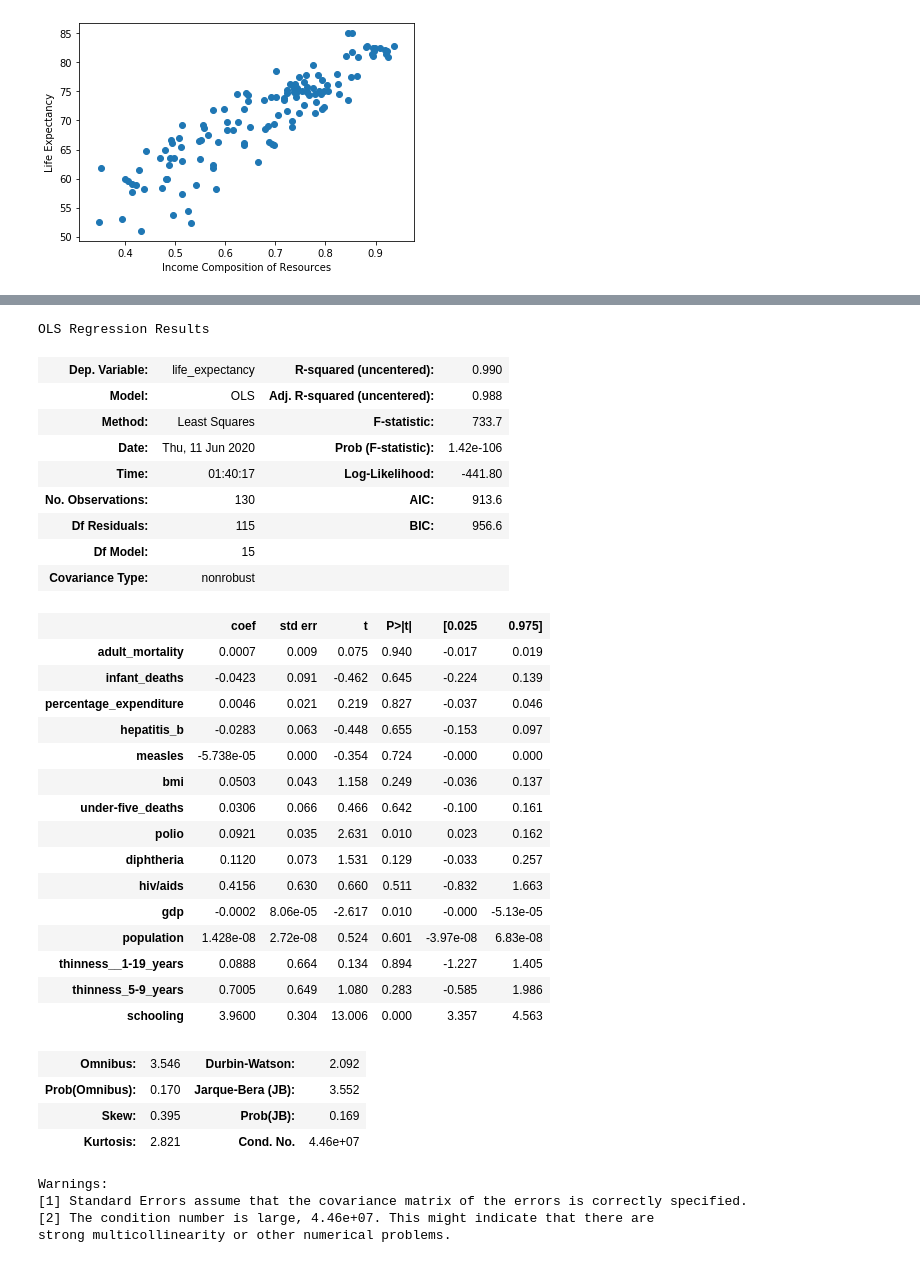
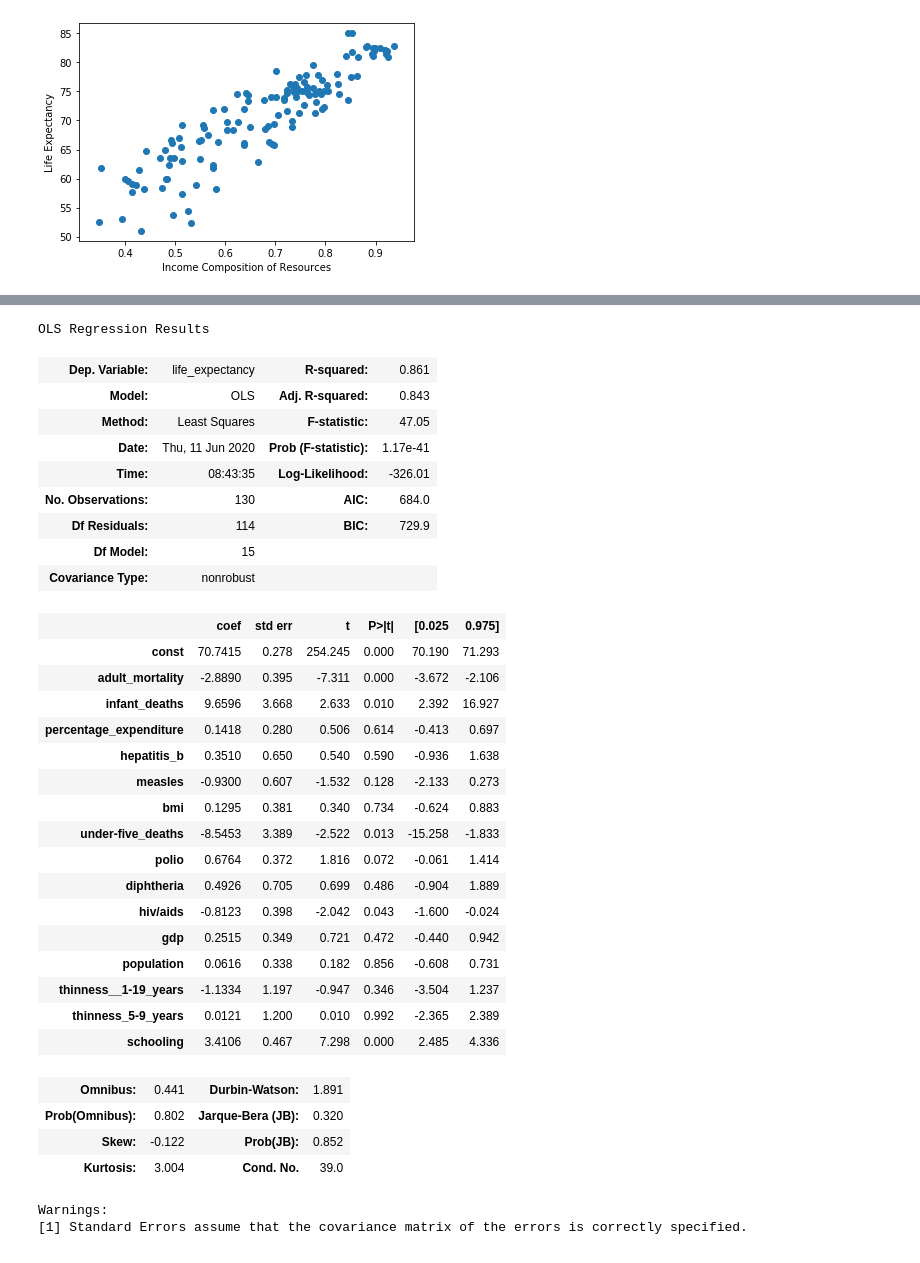
Before and after one commit to learn-co-curriculum/dsc-chi-warmup-linear-regression, a Jupyter notebook: index.ipynb, the cells around one changed output, grey strips where cells are left out. Drawn from its saved outputs; the diff is of its cells as text; code cells hidden in the pictures.

```diff
--- a/index.ipynb
+++ b/index.ipynb
@@ -156,11 +158,15 @@ from sklearn import preprocessing
 # %%
 scaler = preprocessing.StandardScaler()
 X_scaled = scaler.fit_transform(X)
-X_scaled = pd.DataFrame(X, columns = X.columns)
+X_scaled = pd.DataFrame(X_scaled, columns = X.columns)
+y.reset_index(drop=True, inplace=True)
 # %% [markdown]
 To speed things up, let's compile out modeling code into functions
 # %%
-def OLS(X, y):
+def OLS(X, y, constant=False):
+    if constant:
+        return sm.OLS(y, sm.add_constant(X)).fit()
+    # Flipping the order for X and y so they are consistent across models
     return sm.OLS(y, X).fit()
 
 def linear_regression(X,y):
@@ -235,37 +240,36 @@ R^2: 0.8609382489399316
 # %%
-OLS(X_scaled, y).summary()
+OLS(X_scaled, y, constant=True).summary()
 # %% [output]
 OLS Regression Results
-| Dep. Variable: | life_expectancy | R-squared (uncentered): | 0.990 |
-| Model: | OLS | Adj. R-squared (uncentered): | 0.988 |
-| Method: | Least Squares | F-statistic: | 733.7 |
-| Date: | Thu, 11 Jun 2020 | Prob (F-statistic): | 1.42e-106 |
-| Time: | 01:40:17 | Log-Likelihood: | -441.80 |
-| No. Observations: | 130 | AIC: | 913.6 |
-| Df Residuals: | 115 | BIC: | 956.6 |
+| Dep. Variable: | life_expectancy | R-squared: | 0.861 |
+| Model: | OLS | Adj. R-squared: | 0.843 |
+| Method: | Least Squares | F-statistic: | 47.05 |
+| Date: | Thu, 11 Jun 2020 | Prob (F-statistic): | 1.17e-41 |
+| Time: | 08:43:35 | Log-Likelihood: | -326.01 |
+| No. Observations: | 130 | AIC: | 684.0 |
+| Df Residuals: | 114 | BIC: | 729.9 |
 | Df Model: | 15 |  |  |
 | Covariance Type: | nonrobust |  |  |
 |  | coef | std err | t | P>|t| | [0.025 | 0.975] |
-| adult_mortality | 0.0007 | 0.009 | 0.075 | 0.940 | -0.017 | 0.019 |
-| infant_deaths | -0.0423 | 0.091 | -0.462 | 0.645 | -0.224 | 0.139 |
-| percentage_expenditure | 0.0046 | 0.021 | 0.219 | 0.827 | -0.037 | 0.046 |
-| hepatitis_b | -0.0283 | 0.063 | -0.448 | 0.655 | -0.153 | 0.097 |
-| measles | -5.738e-05 | 0.000 | -0.354 | 0.724 | -0.000 | 0.000 |
-| bmi | 0.0503 | 0.043 | 1.158 | 0.249 | -0.036 | 0.137 |
-| under-five_deaths | 0.0306 | 0.066 | 0.466 | 0.642 | -0.100 | 0.161 |
-| polio | 0.0921 | 0.035 | 2.631 | 0.010 | 0.023 | 0.162 |
-| diphtheria | 0.1120 | 0.073 | 1.531 | 0.129 | -0.033 | 0.257 |
-| hiv/aids | 0.4156 | 0.630 | 0.660 | 0.511 | -0.832 | 1.663 |
-| gdp | -0.0002 | 8.06e-05 | -2.617 | 0.010 | -0.000 | -5.13e-05 |
-| population | 1.428e-08 | 2.72e-08 | 0.524 | 0.601 | -3.97e-08 | 6.83e-08 |
-| thinness__1-19_years | 0.0888 | 0.664 | 0.134 | 0.894 | -1.227 | 1.405 |
-| thinness_5-9_years | 0.7005 | 0.649 | 1.080 | 0.283 | -0.585 | 1.986 |
-| schooling | 3.9600 | 0.304 | 13.006 | 0.000 | 3.357 | 4.563 |
+| const | 70.7415 | 0.278 | 254.245 | 0.000 | 70.190 | 71.293 |
+| adult_mortality | -2.8890 | 0.395 | -7.311 | 0.000 | -3.672 | -2.106 |
+| infant_deaths | 9.6596 | 3.668 | 2.633 | 0.010 | 2.392 | 16.927 |
+| percentage_expenditure | 0.1418 | 0.280 | 0.506 | 0.614 | -0.413 | 0.697 |
+| hepatitis_b | 0.3510 | 0.650 | 0.540 | 0.590 | -0.936 | 1.638 |
+| measles | -0.9300 | 0.607 | -1.532 | 0.128 | -2.133 | 0.273 |
+| bmi | 0.1295 | 0.381 | 0.340 | 0.734 | -0.624 | 0.883 |
+| under-five_deaths | -8.5453 | 3.389 | -2.522 | 0.013 | -15.258 | -1.833 |
+| polio | 0.6764 | 0.372 | 1.816 | 0.072 | -0.061 | 1.414 |
+| diphtheria | 0.4926 | 0.705 | 0.699 | 0.486 | -0.904 | 1.889 |
+| hiv/aids | -0.8123 | 0.398 | -2.042 | 0.043 | -1.600 | -0.024 |
+| gdp | 0.2515 | 0.349 | 0.721 | 0.472 | -0.440 | 0.942 |
+| population | 0.0616 | 0.338 | 0.182 | 0.856 | -0.608 | 0.731 |
+| thinness__1-19_years | -1.1334 | 1.197 | -0.947 | 0.346 | -3.504 | 1.237 |
+| thinness_5-9_years | 0.0121 | 1.200 | 0.010 | 0.992 | -2.365 | 2.389 |
+| schooling | 3.4106 | 0.467 | 7.298 | 0.000 | 2.485 | 4.336 |
-| Omnibus: | 3.546 | Durbin-Watson: | 2.092 |
-| Prob(Omnibus): | 0.170 | Jarque-Bera (JB): | 3.552 |
-| Skew: | 0.395 | Prob(JB): | 0.169 |
-| Kurtosis: | 2.821 | Cond. No. | 4.46e+07 |
+| Omnibus: | 0.441 | Durbin-Watson: | 1.891 |
+| Prob(Omnibus): | 0.802 | Jarque-Bera (JB): | 0.320 |
+| Skew: | -0.122 | Prob(JB): | 0.852 |
+| Kurtosis: | 3.004 | Cond. No. | 39.0 |
 Warnings:
 [1] Standard Errors assume that the covariance matrix of the errors is correctly specified.
-[2] The condition number is large, 4.46e+07. This might indicate that there are
-strong multicollinearity or other numerical problems.
```
Also changed, not shown: parts of 14 cells of this notebook.
